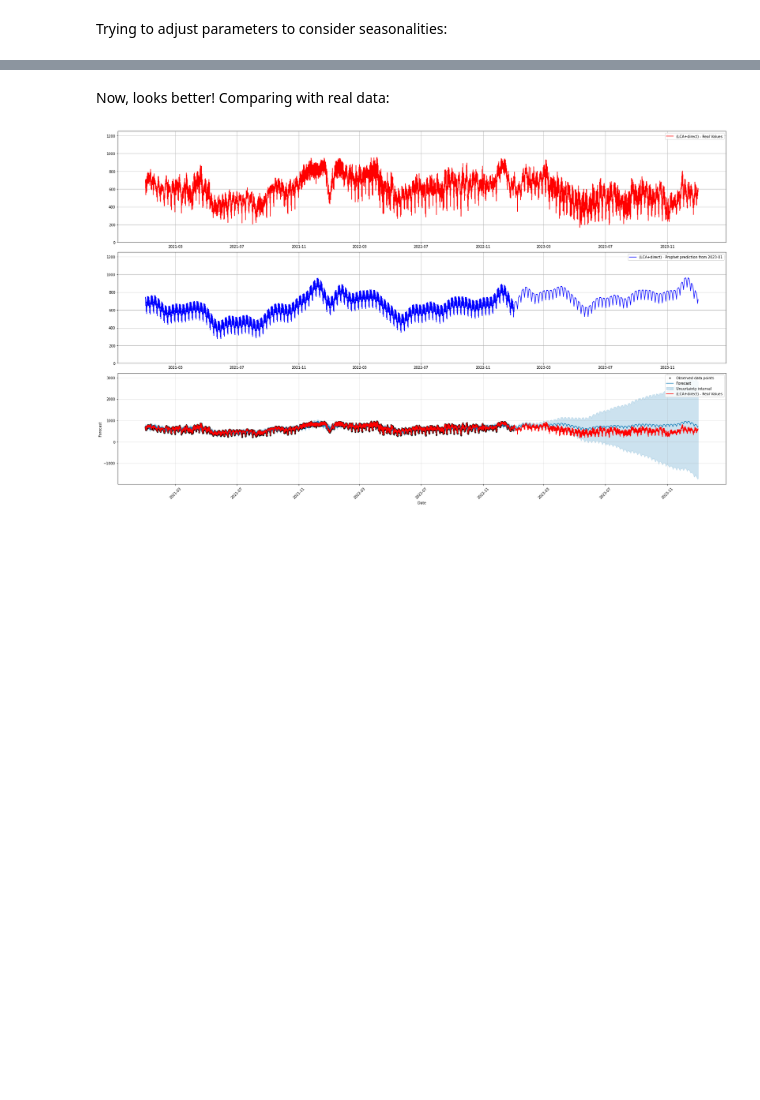
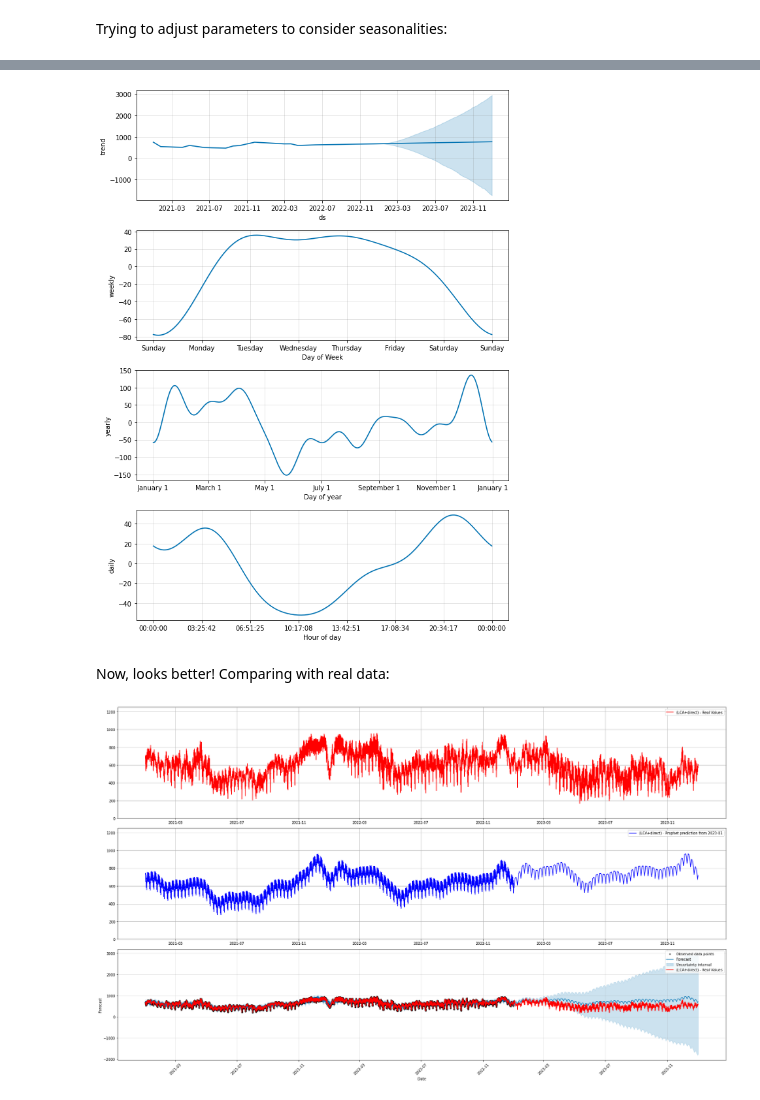
Before and after one commit to LSquarzoni/GreenTeam, a Jupyter notebook: Prophet_sandbox.ipynb, the cells around one changed output, grey strips where cells are left out. Saved outputs shown, nothing was run; the diff lists cells and outputs as text; code cells hidden in the pictures; blank space fills up the shorter version.

Commit message:
Component Graph

```diff
--- a/Prophet_sandbox.ipynb
+++ b/Prophet_sandbox.ipynb
@@ -224,3 +224,7 @@ fig1 = m.plot(forecast)
+# %%
+fig2 = m.plot_components(forecast)
+# %% [output]
+[figure, added]
 # %% [markdown]
 Now, looks better! Comparing with real data:
 # %%
```
Also changed, not shown: parts of 4 cells of this notebook.
